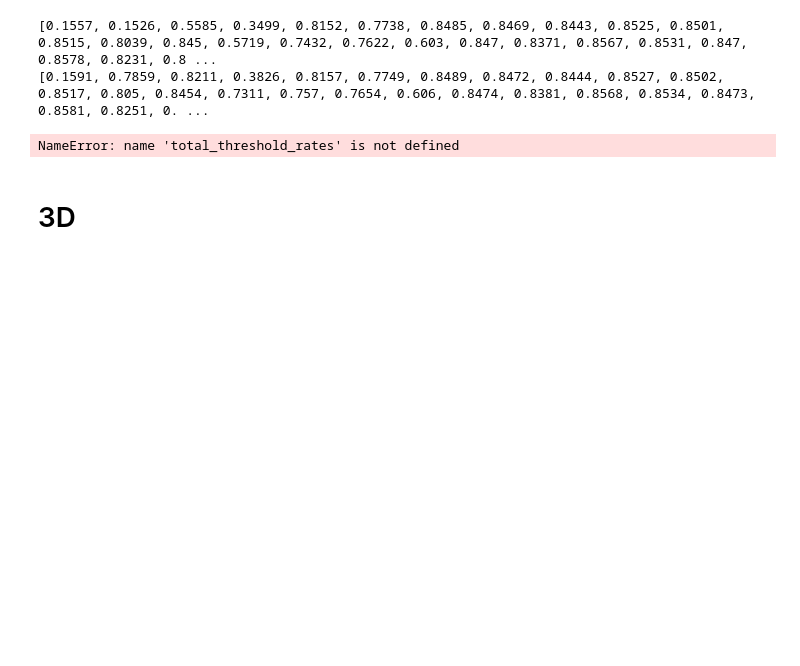
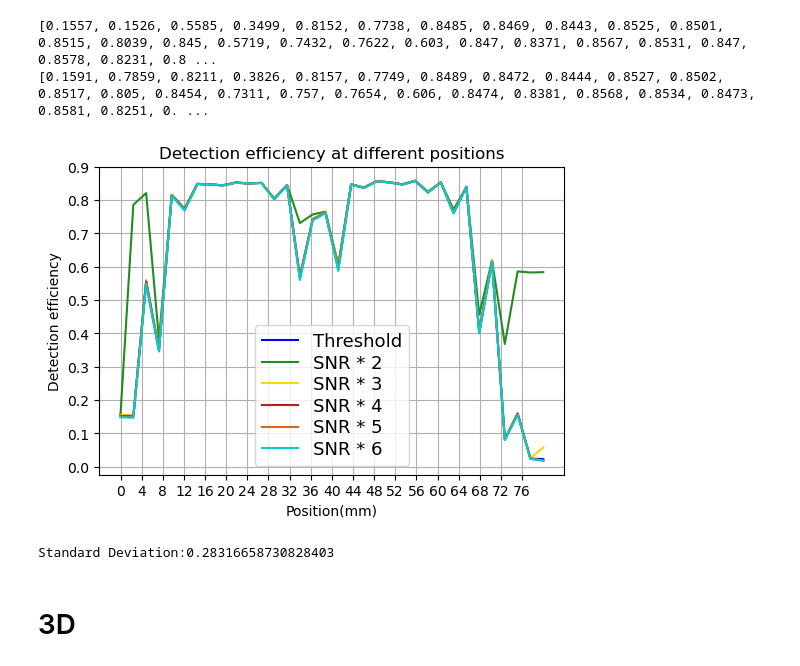
Before and after one commit to Dawson-HEP/scintillating_chamber, a Jupyter notebook: data_analysis/frequency_distribution/frequency_graphs.ipynb, the cells around one changed output. Drawn from its saved outputs; the diff is of its cells as text; code cells hidden in the pictures; blank space fills up the shorter version.

Commit message:
some plots

```diff
--- a/data_analysis/frequency_distribution/frequency_graphs.ipynb
+++ b/data_analysis/frequency_distribution/frequency_graphs.ipynb
@@ -94,26 +106,32 @@ NameError: name 'dfs' is not defined
 # %% [markdown]
 ## Get Rates
 # %%
+
 def getRates(dfs, n, mask_f = getThresholdMask):
     rates = []
 
+    #Loop through every file and find the maximum rate of each
     for file in dfs:
-        selected_events = len(getMaxMask(file, mask_f))
+        #find number of events triggered
+        selected_events = len(getMaxMask(file, mask_f, n))
+        #divide by total events
         r = selected_events / len(file.waveforms['wave'])
+
         rates.append(r)
     return rates
 
 threshold_rates = getRates(dfs, 10)
 
 
-
+#Loop through every factor to determine which gives the best result
 all_SNR_rates = []
-for factor in range(2,7)
+for factor in range(2,7):
     SNR_rates = getRates(dfs, factor ,mask_f = getSNRMask)
     all_SNR_rates.append(SNR_rates)
 # %%
 # combination
 # k1 = 34
+#Threshold: reorder all the data for position
 set1 = threshold_rates[:17]
 set2 = threshold_rates[17:34]
 total_threshold_rates = []
@@ -122,20 +140,23 @@ for i in range(k1//2):
     total_threshold_rates.append(set2[i])
 
 
+#SNR: reorder all the data for position
 total_SNR_rates = []
-
 for SNR_rates in all_SNR_rates:
     set1 = SNR_rates[:17]
     set2 = SNR_rates[17:34]
 
+    l = []
     for i in range(k1//2):
-        total_SNR_rates.append(set1[i])
-        total_SNR_rates.append(set2[i])
+        l.append(set1[i])
+        l.append(set2[i])
+
+    total_SNR_rates.append(l)
 
 
 # total
 print(total_threshold_rates)
-print(total_SNR_rates)
+print(total_SNR_rates[0])
 # %% [output]
 [0.1557, 0.1526, 0.5585, 0.3499, 0.8152, 0.7738, 0.8485, 0.8469, 0.8443, 0.8525, 0.8501, 0.8515, 0.8039, 0.845, 0.5719, 0.7432, 0.7622, 0.603, 0.847, 0.8371, 0.8567, 0.8531, 0.847, 0.8578, 0.8231, 0.8 ...
 [0.1591, 0.7859, 0.8211, 0.3826, 0.8157, 0.7749, 0.8489, 0.8472, 0.8444, 0.8527, 0.8502, 0.8517, 0.805, 0.8454, 0.7311, 0.757, 0.7654, 0.606, 0.8474, 0.8381, 0.8568, 0.8534, 0.8473, 0.8581, 0.8251, 0. ...
@@ -147,41 +170,46 @@ for i in range(len(total) - 1):
 # %%
+#Generate x and y vertices for the data
 x = np.linspace(0,80,34)
-y_t = np.array(total_threshold_rates)
 
 
 # #Smoothing the line
 # # moving average
 # window = 5  # number of points to average
 # #Basically, this line creates a matrix of length window, and divides it(meaning it is taking the mean),
 # y_s = np.convolve(y, np.ones(window)/window, mode='same')
 
 
-plt.plot(x,y, color = "blue", label = f"Threshold")
-plt.fill_between(x,y, color= "skyblue", alpha = 0.2)
+#Plot threshold data
+y_t = np.array(total_threshold_rates)
+plt.plot(x,y_t, color = "blue", label = f"Threshold")
+# plt.fill_between(x,y_t, color= "skyblue", alpha = 0.2)
+
 
 
 colour = [("forestgreen", "palegreen"), ("gold", "lemonChiffon"), ("firebrick", "lightcoral"), ("chocolate","sandybrown"), ("darkturquoise", "paleturquoise") ]
-
-for k ,r in enumerate(total_SNR_rates):
+#Loop through all the SNR rates and plot them
+tSNR_rates = total_SNR_rates[:5]
+for k ,r in enumerate(tSNR_rates):
     y_s = np.array(r)
-    plt.plot(x,y_s, color = colour[k][0], label = f"SNR")
-    plt.fill_between(x, y_s, color= colour[k][1], alpha = 0.2)
+    plt.plot(x,y_s, color = colour[k][0], label = f"SNR * {k + 2}")
+    # plt.fill_between(x, y_s, color= colour[k][1], alpha = 0.2)
 
 
 plt.xticks(np.arange(0,80,4))
 plt.yticks(np.arange(0,1,0.1))
 
 plt.xlabel("Position(mm)")
 plt.ylabel("Detection efficiency")
 plt.title("Detection efficiency at different positions")
 plt.grid(True)
 plt.legend()
 plt.show()
 
 std = np.std(total_threshold_rates)
 print(f"Standard Deviation:{std}")
 # %% [output]
+[figure, added]
-NameError: name 'total_threshold_rates' is not defined
+Standard Deviation:0.28316658730828403
 # %% [markdown]
 # 3D
 # %% [markdown]
```
Also changed, not shown: parts of 4 cells of this notebook, 1 other file.
